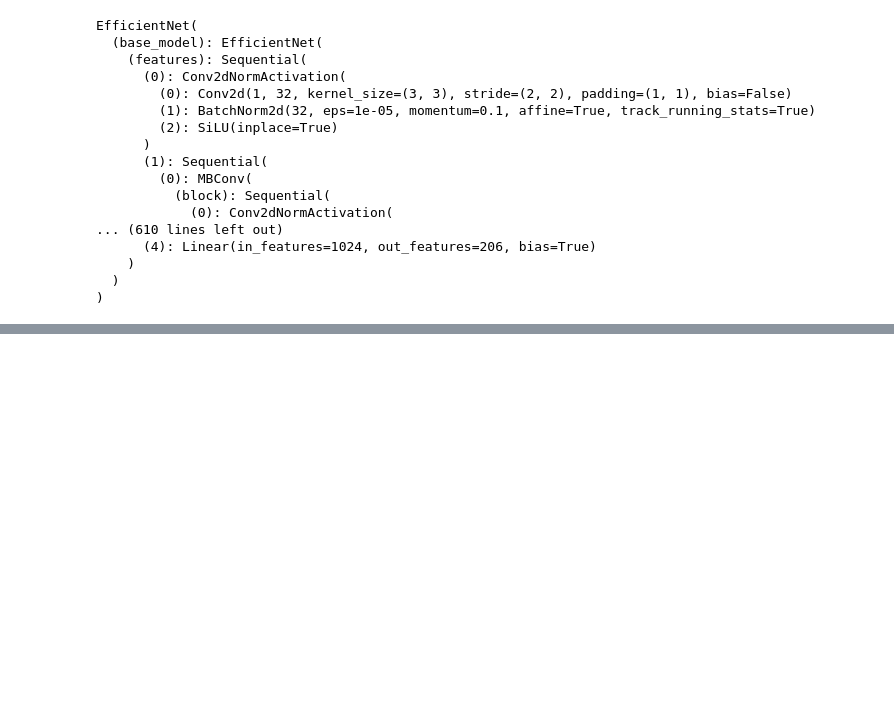
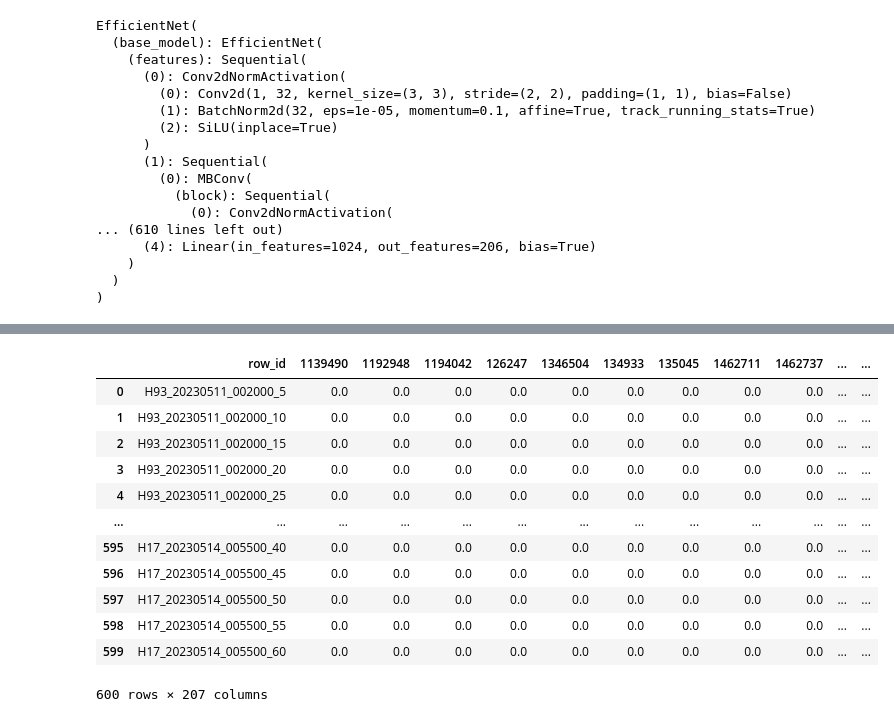
Before and after one commit to PelArtur/Audio_Processing_Labs, a Jupyter notebook: Lab3/inference.ipynb, the cells around one changed output, grey strips where cells are left out. Saved outputs shown, nothing was run; the diff lists cells and outputs as text; code cells hidden in the pictures; blank space fills up the shorter version.

```diff
--- a/Lab3/inference.ipynb
+++ b/Lab3/inference.ipynb
@@ -298,0 +328,18 @@ torch.save(efficientnet.state_dict(), "efficientnetv2_b2.pt")
+# %%
+test2 = pd.read_csv("sample_submission.csv")
+# %%
+test2
+# %% [output]
+|  | row_id | 1139490 | 1192948 | 1194042 | 126247 | 1346504 | 134933 | 135045 | 1462711 | 1462737 | ... | ... |
+| 0 | H93_20230511_002000_5 | 0.0 | 0.0 | 0.0 | 0.0 | 0.0 | 0.0 | 0.0 | 0.0 | 0.0 | ... | ... |
+| 1 | H93_20230511_002000_10 | 0.0 | 0.0 | 0.0 | 0.0 | 0.0 | 0.0 | 0.0 | 0.0 | 0.0 | ... | ... |
+| 2 | H93_20230511_002000_15 | 0.0 | 0.0 | 0.0 | 0.0 | 0.0 | 0.0 | 0.0 | 0.0 | 0.0 | ... | ... |
+| 3 | H93_20230511_002000_20 | 0.0 | 0.0 | 0.0 | 0.0 | 0.0 | 0.0 | 0.0 | 0.0 | 0.0 | ... | ... |
+| 4 | H93_20230511_002000_25 | 0.0 | 0.0 | 0.0 | 0.0 | 0.0 | 0.0 | 0.0 | 0.0 | 0.0 | ... | ... |
+| ... | ... | ... | ... | ... | ... | ... | ... | ... | ... | ... | ... | ... |
+| 595 | H17_20230514_005500_40 | 0.0 | 0.0 | 0.0 | 0.0 | 0.0 | 0.0 | 0.0 | 0.0 | 0.0 | ... | ... |
+| 596 | H17_20230514_005500_45 | 0.0 | 0.0 | 0.0 | 0.0 | 0.0 | 0.0 | 0.0 | 0.0 | 0.0 | ... | ... |
+| 597 | H17_20230514_005500_50 | 0.0 | 0.0 | 0.0 | 0.0 | 0.0 | 0.0 | 0.0 | 0.0 | 0.0 | ... | ... |
+| 598 | H17_20230514_005500_55 | 0.0 | 0.0 | 0.0 | 0.0 | 0.0 | 0.0 | 0.0 | 0.0 | 0.0 | ... | ... |
+| 599 | H17_20230514_005500_60 | 0.0 | 0.0 | 0.0 | 0.0 | 0.0 | 0.0 | 0.0 | 0.0 | 0.0 | ... | ... |
+600 rows × 207 columns
```
Also changed, not shown: parts of 5 cells of this notebook, 9 other files.
